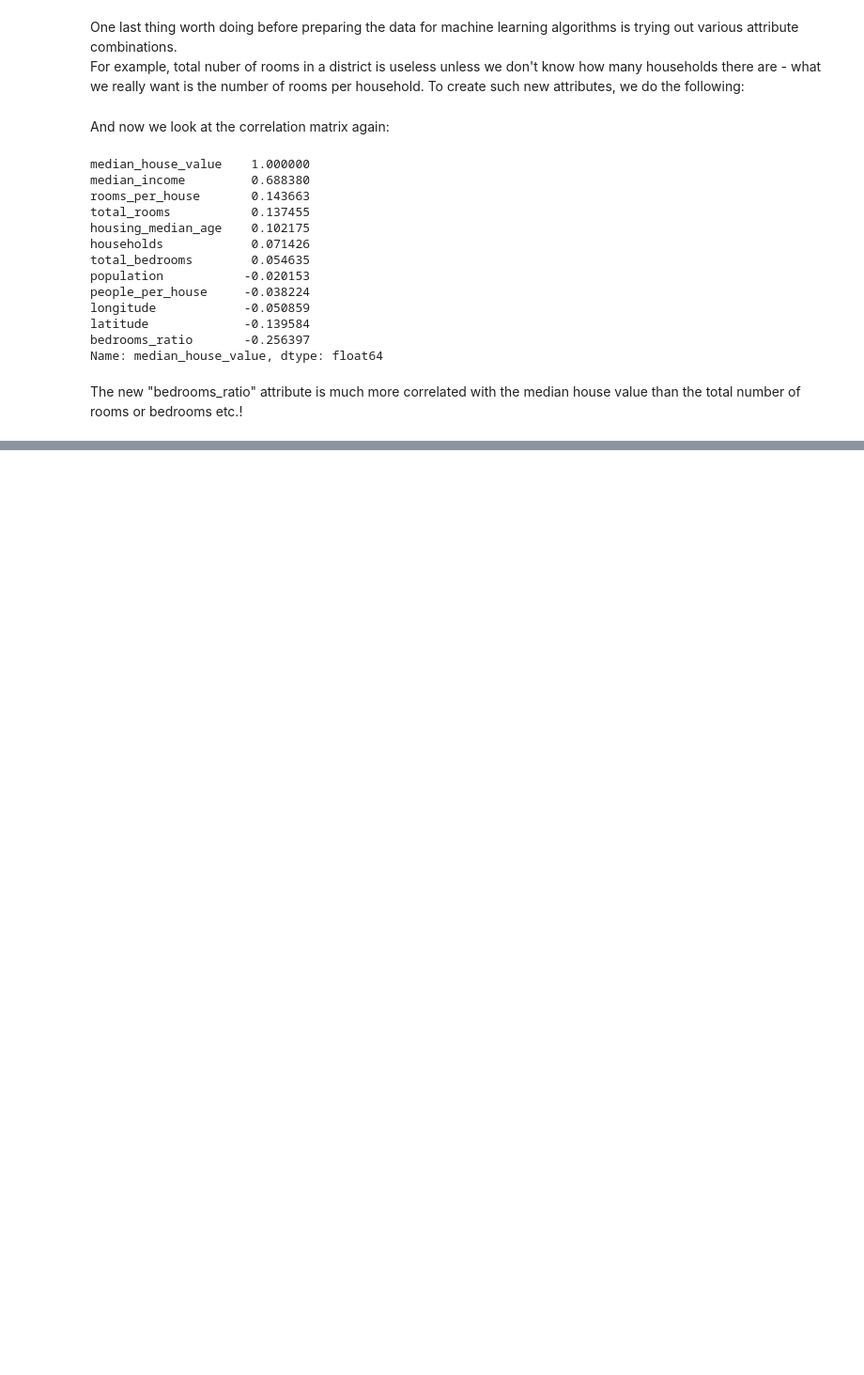
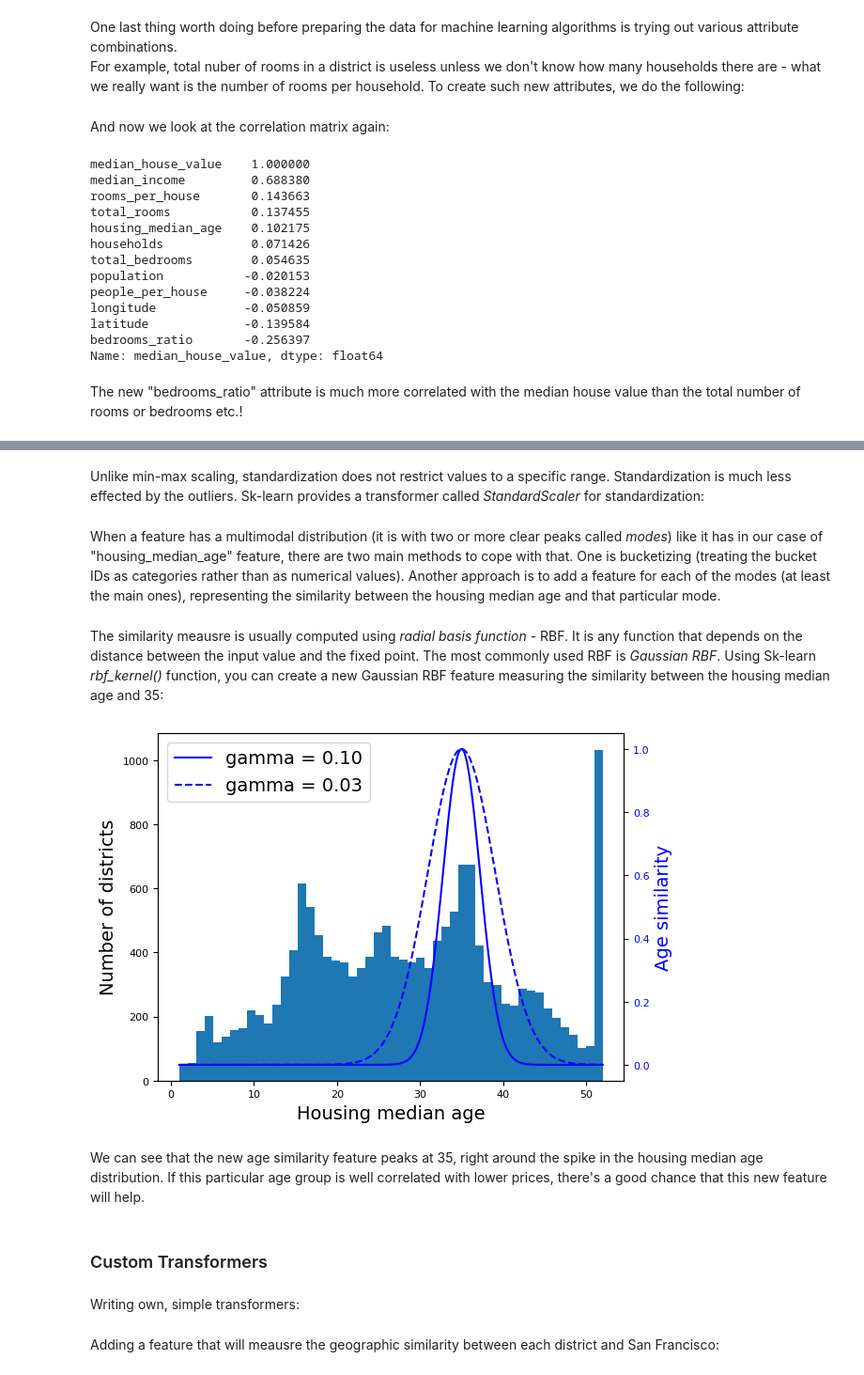
Before and after one commit to PawelMizura/Hands-On_ML, a Jupyter notebook: project_notebook.ipynb, the cells around one changed output, grey strips where cells are left out. Shown at 94% size. Cells and saved outputs as stored; diff of their text form; code cells hidden in the pictures; blank space fills up the shorter version.

Commit message:
Prepare the data for ML algorithms

```diff
--- a/project_notebook.ipynb
+++ b/project_notebook.ipynb
@@ -392,0 +398,3 @@ The new "bedrooms_ratio" attribute is much more correlated with the median house
+# %%
+housing = strat_train_set.drop("median_house_value", axis=1)    # drop() creates a copy of the data and does not affect the original data
+housing_labels = strat_train_set["median_house_value"].copy()
@@ -392,0 +410,7 @@ The new "bedrooms_ratio" attribute is much more correlated with the median house
+# %%
+housing.dropna(subset=["total_bedrooms"], inplace=True)    # option 1
+
+housing.drop("total_bedrooms", axis=1)       # option 2
+
+median = housing["total_bedrooms"].median()  # option 3
+housing["total_bedrooms"].fillna(median, inplace=True)
@@ -392,0 +575,2 @@ The new "bedrooms_ratio" attribute is much more correlated with the median house
+# %% [markdown]
+Unlike min-max scaling, standardization does not restrict values to a specific range. Standardization is much less effected by the outliers. Sk-learn provides a transformer called *StandardScaler* for standardization:
@@ -392,0 +582,4 @@ The new "bedrooms_ratio" attribute is much more correlated with the median house
+# %% [markdown]
+When a feature has a multimodal distribution (it is with two or more clear peaks called *modes*) like it has in our case of "housing_median_age" feature, there are two main methods to cope with that. One is bucketizing (treating the bucket IDs as categories rather than as numerical values). Another approach is to add a feature for each of the modes (at least the main ones), representing the similarity between the housing median age and that particular mode.
+# %% [markdown]
+The similarity meausre is usually computed using *radial basis function* - RBF. It is any function that depends on the distance between the input value and the fixed point. The most commonly used RBF is *Gaussian RBF*. Using Sk-learn *rbf_kernel()* function, you can create a new Gaussian RBF feature measuring the similarity between the housing median age and 35:
@@ -392,0 +590,34 @@ The new "bedrooms_ratio" attribute is much more correlated with the median house
+# %%
+# this cell generates Figure
+
+ages = np.linspace(housing["housing_median_age"].min(),
+                   housing["housing_median_age"].max(),
+                   500).reshape(-1, 1)
+gamma1 = 0.1
+gamma2 = 0.03
+rbf1 = rbf_kernel(ages, [[35]], gamma=gamma1)
+rbf2 = rbf_kernel(ages, [[35]], gamma=gamma2)
+
+fig, ax1 = plt.subplots()
+
+ax1.set_xlabel("Housing median age")
+ax1.set_ylabel("Number of districts")
+ax1.hist(housing["housing_median_age"], bins=50)
+
+ax2 = ax1.twinx()  # create a twin axis that shares the same x-axis
+color = "blue"
+ax2.plot(ages, rbf1, color=color, label="gamma = 0.10")
+ax2.plot(ages, rbf2, color=color, label="gamma = 0.03", linestyle="--")
+ax2.tick_params(axis='y', labelcolor=color)
+ax2.set_ylabel("Age similarity", color=color)
+
+plt.legend(loc="upper left")
+plt.show()
+# %% [output]
+[figure, added]
+# %% [markdown]
+We can see that the new age similarity feature peaks at 35, right around the spike in the housing median age distribution. If this particular age group is well correlated with lower prices, there's a good chance that this new feature will help.
+# %% [markdown]
+### Custom Transformers
+# %% [markdown]
+Writing own, simple transformers:
@@ -392,0 +634,2 @@ The new "bedrooms_ratio" attribute is much more correlated with the median house
+# %% [markdown]
+Adding a feature that will meausre the geographic similarity between each district and San Francisco:
```
Also changed, not shown: parts of 94 cells of this notebook.
